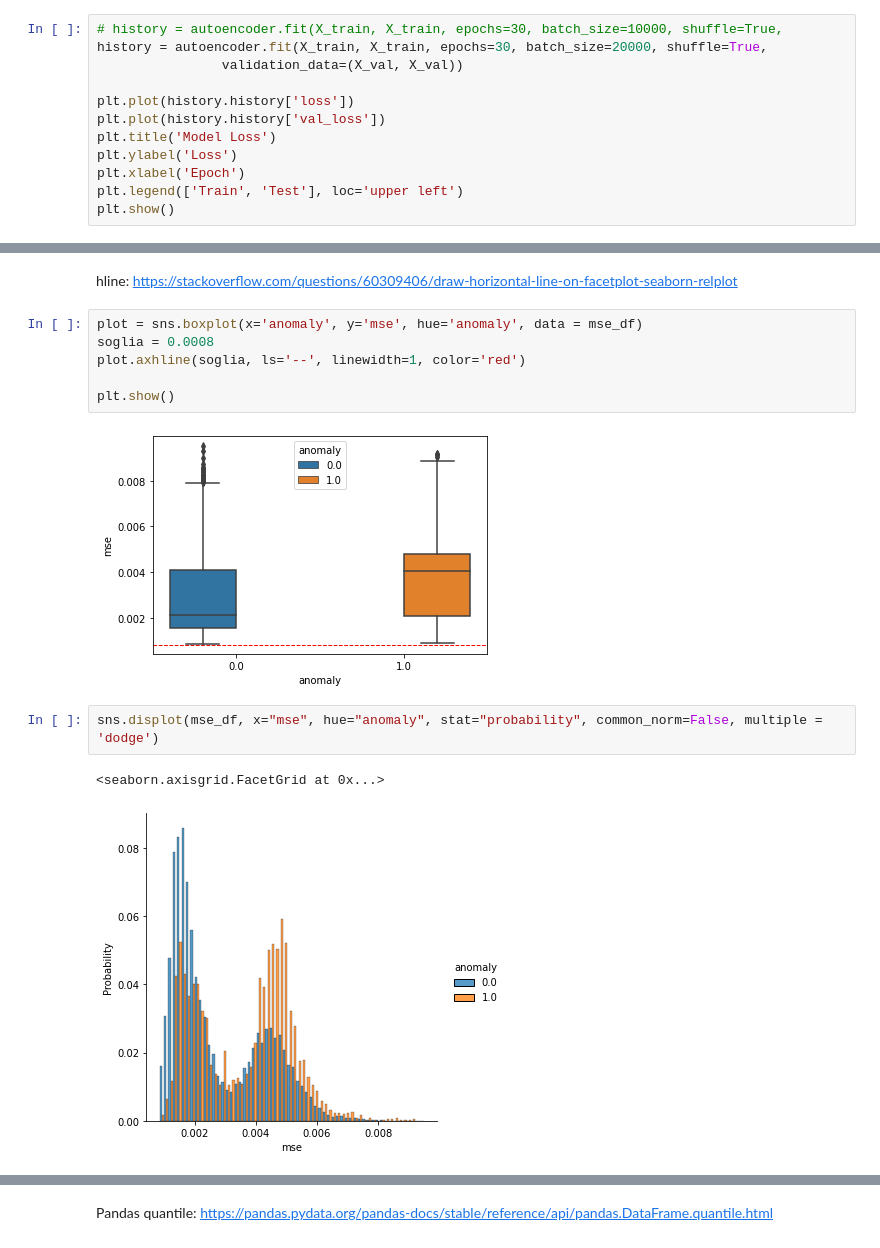
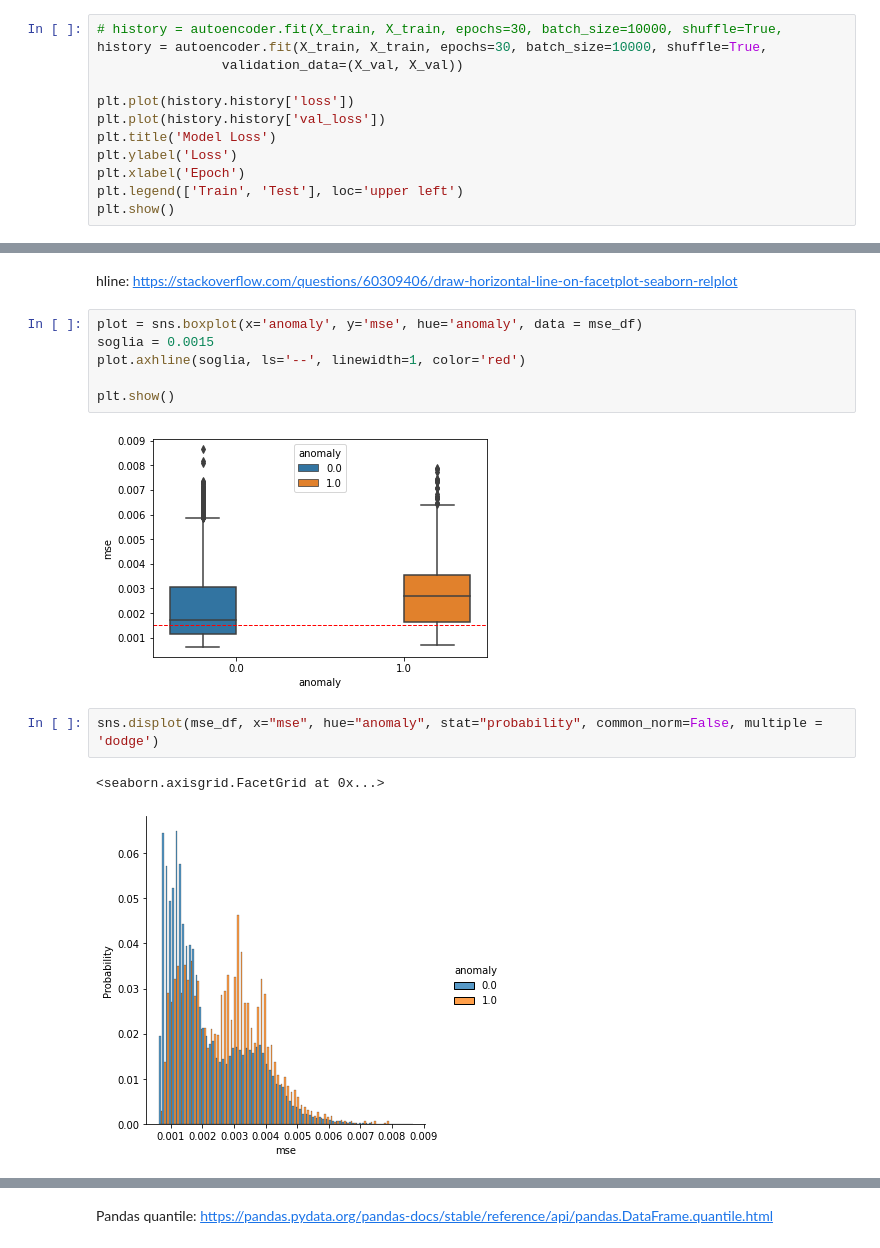
Before and after one commit to alessandrotofani/Tesi_magistrale, a Jupyter notebook: 3_Autoencoder.ipynb, the cells around one changed output, grey strips where cells are left out. Drawn from its saved outputs; the diff is of its cells as text.

```diff
--- a/3_Autoencoder.ipynb
+++ b/3_Autoencoder.ipynb
@@ -151,7 +151,7 @@ encoder = Model(input, encoded)
 autoencoder.compile(optimizer='adam', loss='mean_squared_error', metrics=['accuracy'])
 # %%
 # history = autoencoder.fit(X_train, X_train, epochs=30, batch_size=10000, shuffle=True,
-history = autoencoder.fit(X_train, X_train, epochs=30, batch_size=20000, shuffle=True,
+history = autoencoder.fit(X_train, X_train, epochs=30, batch_size=10000, shuffle=True,
                 validation_data=(X_val, X_val))
 
 plt.plot(history.history['loss'])
@@ -192,17 +192,17 @@ mse_df = mf.make_df(X_val, fraud_train, autoencoder)
 hline: https://stackoverflow.com/questions/60309406/draw-horizontal-line-on-facetplot-seaborn-relplot
 # %%
 plot = sns.boxplot(x='anomaly', y='mse', hue='anomaly', data = mse_df)
-soglia = 0.0008
+soglia = 0.0015
 plot.axhline(soglia, ls='--', linewidth=1, color='red')
 
 plt.show()
 # %% [output]
-[figure, old version]
+[figure, new version]
 # %%
 sns.displot(mse_df, x="mse", hue="anomaly", stat="probability", common_norm=False, multiple = 'dodge')
 # %% [output]
 <seaborn.axisgrid.FacetGrid at 0x...>
-[figure, old version]
+[figure, new version]
 # %%
 sns.displot(mse_df, x="mse", hue="anomaly", kind="ecdf")
 # %% [output]
```
Also changed, not shown: parts of 4 cells of this notebook.
